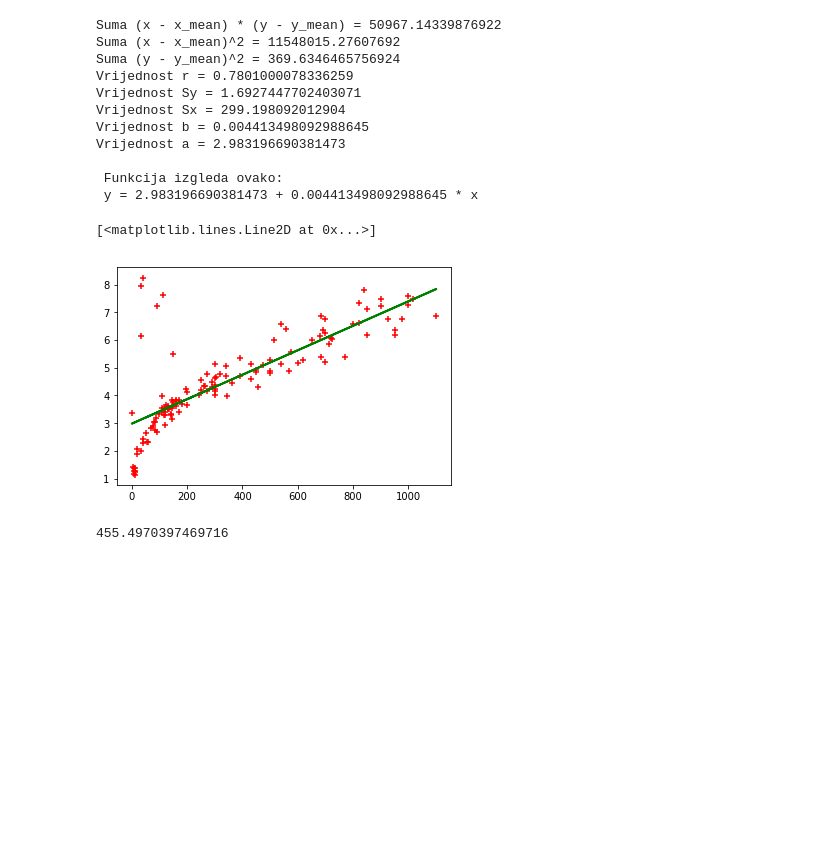
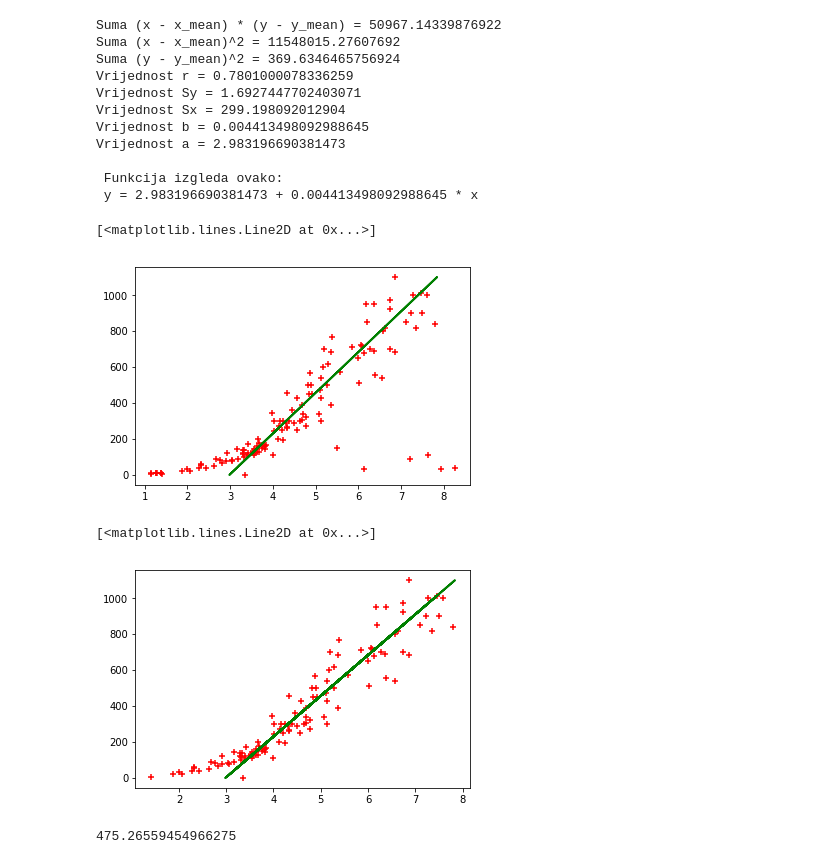
Before and after one commit to MatijaAleksic/MU-T3-21, a Jupyter notebook: LinearnaRegresija/LinearnaRegresija.ipynb, the cells around one changed output. Drawn from its saved outputs; the diff is of its cells as text; code cells hidden in the pictures; blank space fills up the shorter version.

```diff
--- a/LinearnaRegresija/LinearnaRegresija.ipynb
+++ b/LinearnaRegresija/LinearnaRegresija.ipynb
@@ -222,12 +239,47 @@ Vrijednost a = 2.983196690381473
 #ISCRTAVANJE LINIJE LINEARNE REGRESIJE
 y = []
 for x in df.Weight:
-    y.append(a + b * x)
+    y.append(b * x + a)
 
-plt.scatter(df.Weight, df.Width, color='red', marker='+')
-plt.plot(df.Weight, y, color='green',linewidth=2, markersize=12)
+plt.scatter(df.Width, df.Weight, color='red', marker='+')
+plt.plot(y, df.Weight, color='green',linewidth=2, markersize=12)
 # %% [output]
 [<matplotlib.lines.Line2D at 0x...>]
-[figure, old version]
+[figure, new version]
+# %%
+ def takeout_long_residuals(df, takeout_distance):
+    indexes = []
+    distances = []
+    counter = 0
+
+    for index, row in df.iterrows():
+        x2 = row['Weight']
+        y2 = row['Width']
+
+        c = y2 + b * x2
+        x1 = (c - a)/ (2* b)
+        y1 = b * x1 + a
+        dist = np.sqrt((x2 - x1)**2 + (y2 - y1)**2)
+        if dist > takeout_distance:
+            distances.append(dist)
+            indexes.append(index)
+
+    data = df.drop(labels=indexes, axis=0)
+    return data
+# %%
+df = takeout_long_residuals(df, 185)
+#distances
+#df
+
+
+y = []
+for x in df.Weight:
+    y.append(a + b * x)
+
+plt.scatter(df.Width, df.Weight, color='red', marker='+')
+plt.plot(y, df.Weight, color='green',linewidth=2, markersize=12)
+# %% [output]
+[<matplotlib.lines.Line2D at 0x...>]
+[figure, added]
 # %%
 #Racunanje RMSE
@@ -238,5 +290,6 @@ def RMSE(n, b, x, y):
     return np.sqrt(suma/n)
 # %%
-RMSE(n,b,df.Weight, df.Width)
+n = df.Weight.size
+RMSE(n, y, df.Weight)
 # %% [output]
-455.4970397469716
+475.26559454966275
```
Also changed, not shown: parts of 5 cells of this notebook.
